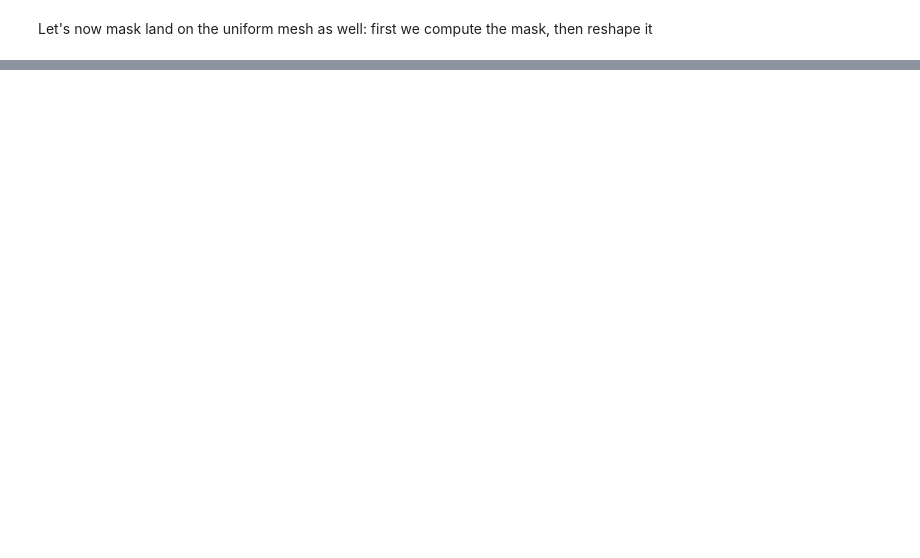
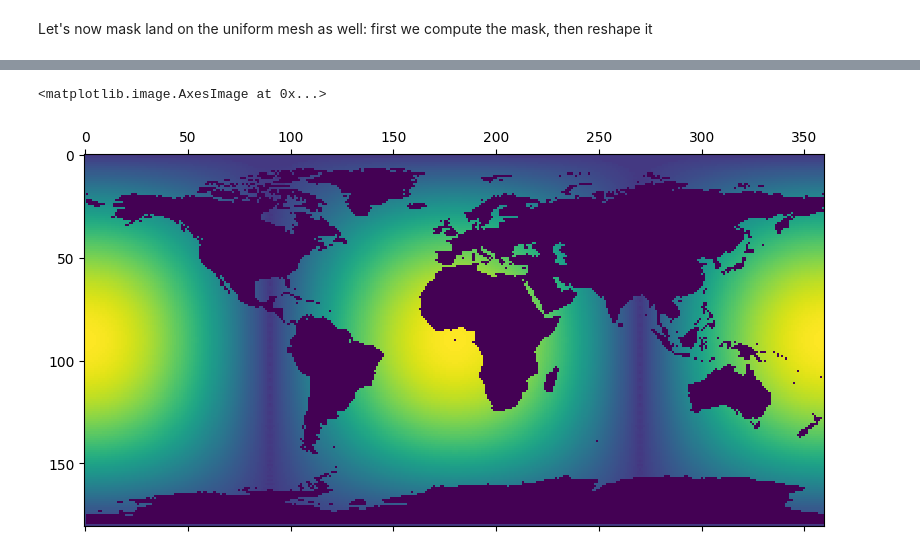
Before and after one commit to ayghri/sphedron, a Jupyter notebook: examples/icosphere_transfer.ipynb, the cells around one changed output, grey strips where cells are left out. Drawn from its saved outputs; the diff is of its cells as text; code cells hidden in the pictures; blank space fills up the shorter version.

```diff
--- a/examples/icosphere_transfer.ipynb
+++ b/examples/icosphere_transfer.ipynb
@@ -104,0 +119,16 @@ plt.imshow(w_uni_values[::-1])
+# %%
+from scipy.interpolate import RBFInterpolator
+
+ico_coords = ico_mesh.nodes
+ico_values = np.abs(ico_mesh.nodes[:, 0])
+uni_coords = uni_mesh.nodes
+
+
+interpolated_values = RBFInterpolator(
+    ico_coords,
+    ico_values,
+    neighbors=5,
+    smoothing=0.1,
+)(uni_coords)
+# %%
+interpolated_values = uni_mesh.reshape(interpolated_values)
@@ -104,0 +139,7 @@ plt.imshow(w_uni_values[::-1])
+# %%
+interpolated_values[uniform_mask] = -0.2
+# %%
+plt.matshow(interpolated_values[::-1])
+# %% [output]
+<matplotlib.image.AxesImage at 0x...>
+[figure, added]
```
Also changed, not shown: parts of 15 cells of this notebook, 26 other files.
